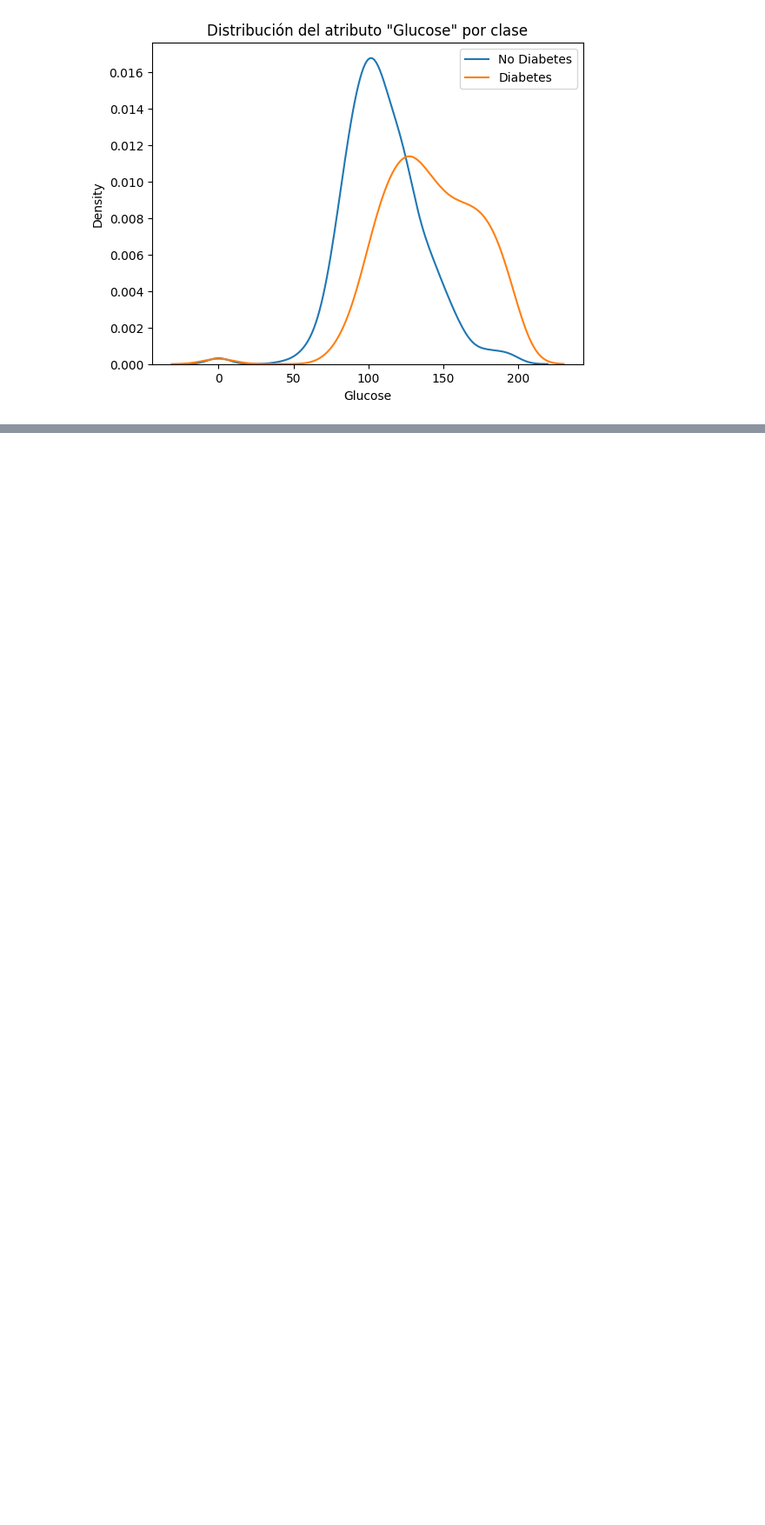
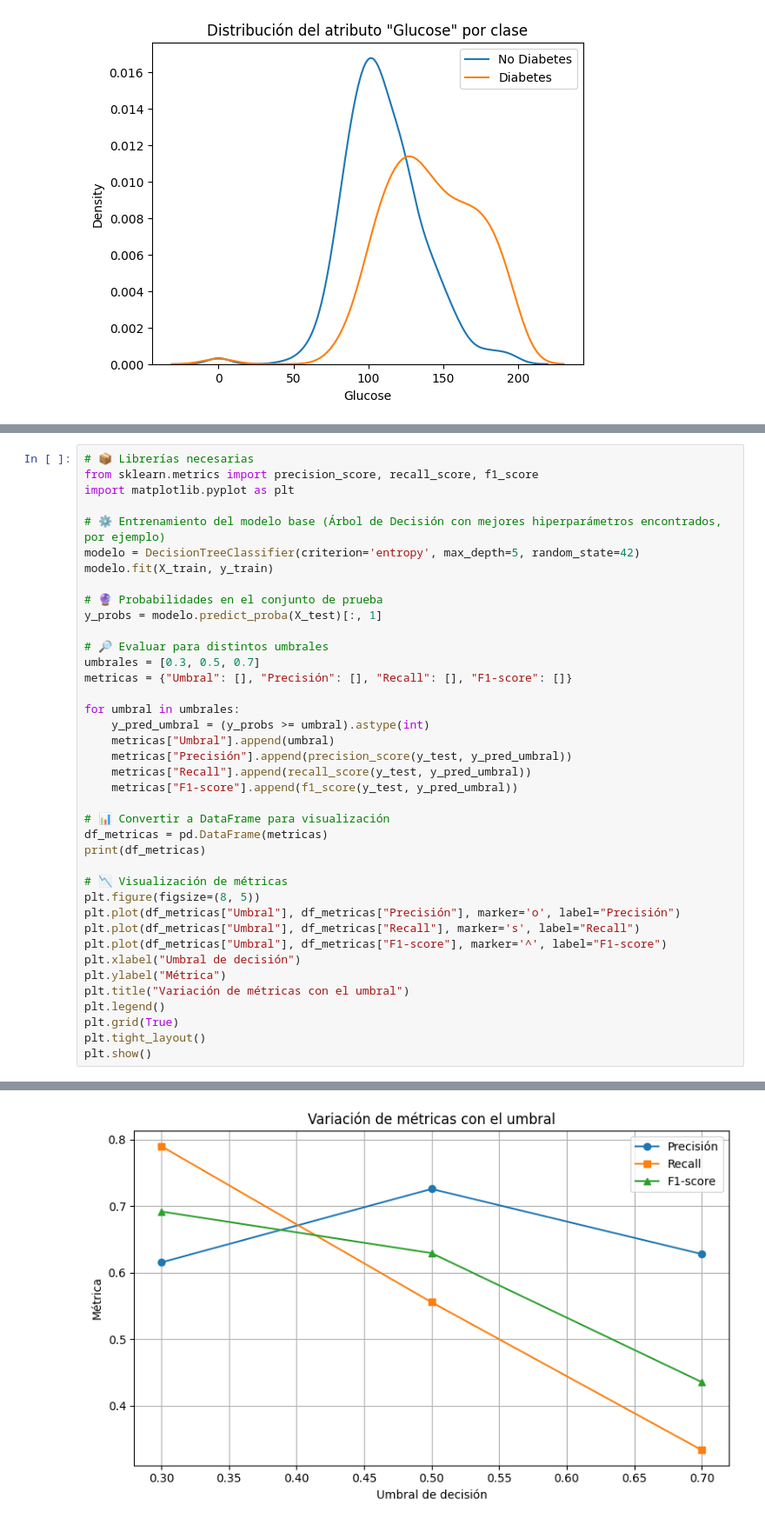
Before and after one commit to dm-barr/AILabs-Lab05, a Jupyter notebook: Lab05_LR.ipynb, the cells around one changed output, grey strips where cells are left out. Shown: that part at 87% size. Drawn from its saved outputs; the diff is of its cells as text; blank space fills up the shorter version.

```diff
--- a/Lab05_LR.ipynb
+++ b/Lab05_LR.ipynb
@@ -607,0 +606,40 @@ f1_macro: 0.6851
+# %%
+# 📦 Librerías necesarias
+from sklearn.metrics import precision_score, recall_score, f1_score
+import matplotlib.pyplot as plt
+
+# ⚙️ Entrenamiento del modelo base (Árbol de Decisión con mejores hiperparámetros encontrados, por ejemplo)
+modelo = DecisionTreeClassifier(criterion='entropy', max_depth=5, random_state=42)
+modelo.fit(X_train, y_train)
+
+# 🔮 Probabilidades en el conjunto de prueba
+y_probs = modelo.predict_proba(X_test)[:, 1]
+
+# 🔎 Evaluar para distintos umbrales
+umbrales = [0.3, 0.5, 0.7]
+metricas = {"Umbral": [], "Precisión": [], "Recall": [], "F1-score": []}
+
+for umbral in umbrales:
+    y_pred_umbral = (y_probs >= umbral).astype(int)
+    metricas["Umbral"].append(umbral)
+    metricas["Precisión"].append(precision_score(y_test, y_pred_umbral))
+    metricas["Recall"].append(recall_score(y_test, y_pred_umbral))
+    metricas["F1-score"].append(f1_score(y_test, y_pred_umbral))
+
+# 📊 Convertir a DataFrame para visualización
+df_metricas = pd.DataFrame(metricas)
+print(df_metricas)
+
+# 📉 Visualización de métricas
+plt.figure(figsize=(8, 5))
+plt.plot(df_metricas["Umbral"], df_metricas["Precisión"], marker='o', label="Precisión")
+plt.plot(df_metricas["Umbral"], df_metricas["Recall"], marker='s', label="Recall")
+plt.plot(df_metricas["Umbral"], df_metricas["F1-score"], marker='^', label="F1-score")
+plt.xlabel("Umbral de decisión")
+plt.ylabel("Métrica")
+plt.title("Variación de métricas con el umbral")
+plt.legend()
+plt.grid(True)
+plt.tight_layout()
+plt.show()
+# %% [output]
@@ -607,0 +650 @@ f1_macro: 0.6851
+[figure, added]
```
Also changed, not shown: parts of 15 cells of this notebook.
